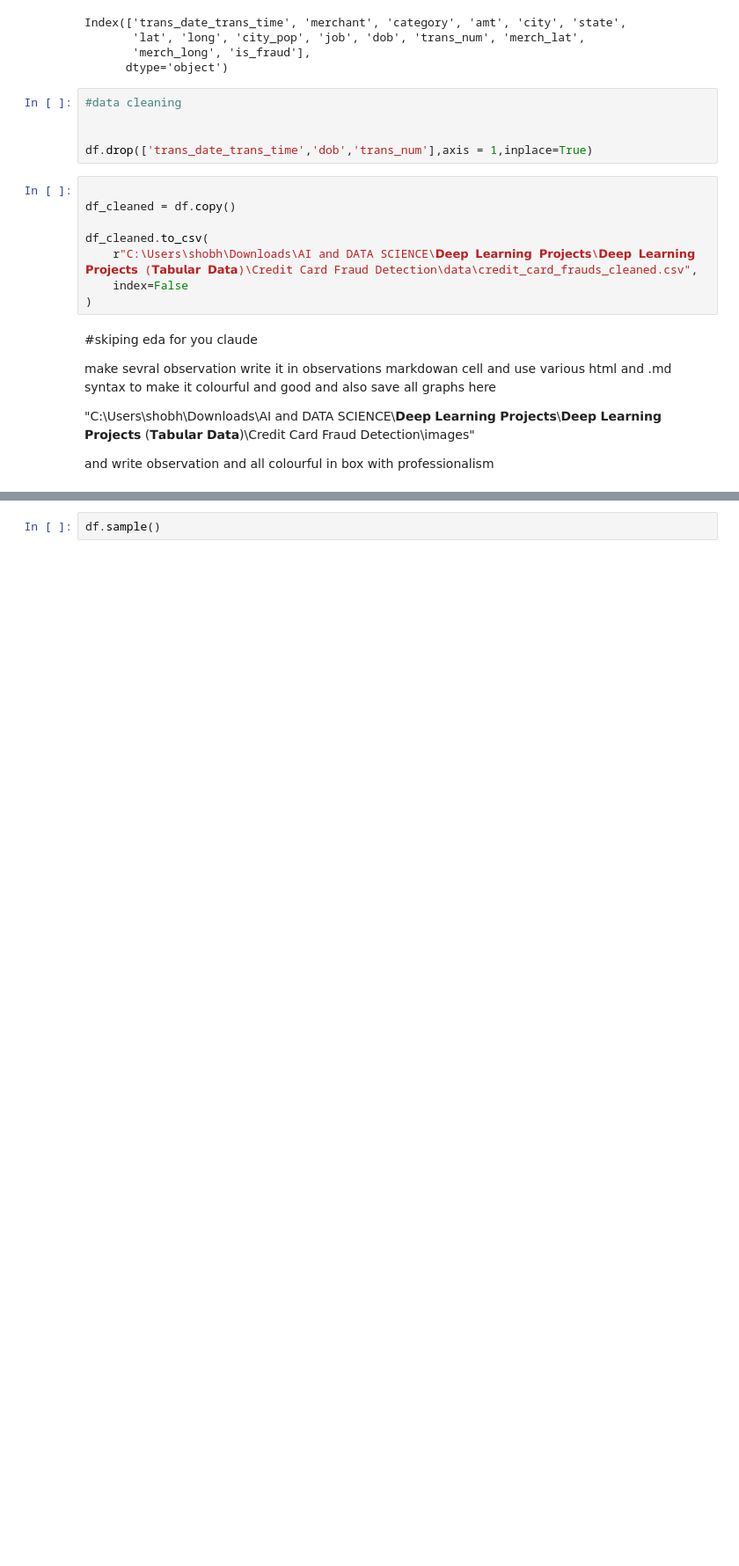
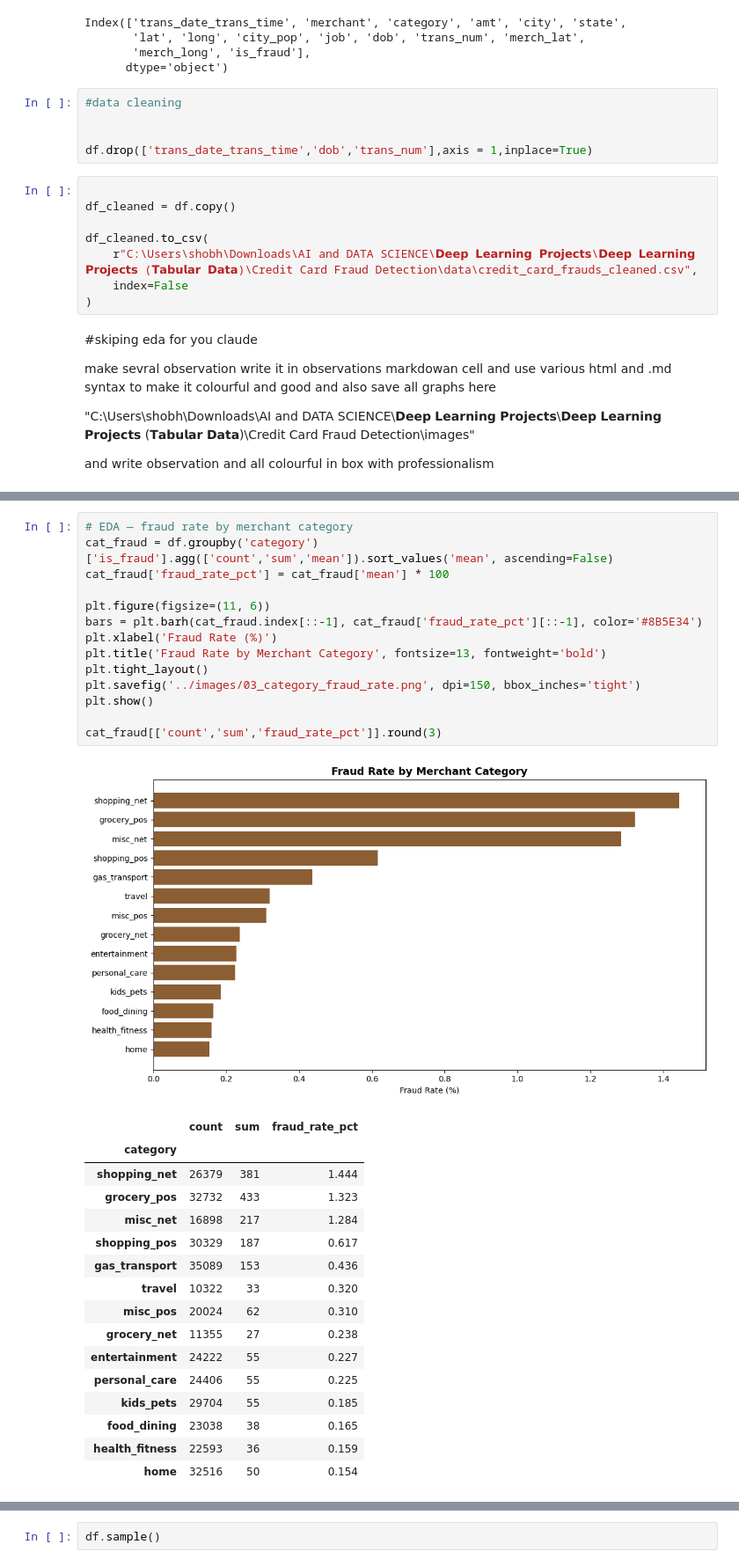
Before and after one commit to Rohit-coder-py/AI-Engineering-Notebooks, a Jupyter notebook: 𝗗𝗲𝗲𝗽 𝗟𝗲𝗮𝗿𝗻𝗶𝗻𝗴 𝗣𝗿𝗼𝗷𝗲𝗰𝘁𝘀/𝗗𝗲𝗲𝗽 𝗟𝗲𝗮𝗿𝗻𝗶𝗻𝗴 𝗣𝗿𝗼𝗷𝗲𝗰𝘁𝘀 (𝗧𝗮𝗯𝘂𝗹𝗮𝗿 𝗗𝗮𝘁𝗮)/Credit Card Fraud Detection/notebooks/Credit Card Fraud Detection.ipynb, the cells around one changed output, grey strips where cells are left out. Shown at 88% size. Cells and saved outputs as stored; diff of their text form; blank space fills up the shorter version.

```diff
--- a/𝗗𝗲𝗲𝗽 𝗟𝗲𝗮𝗿𝗻𝗶𝗻𝗴 𝗣𝗿𝗼𝗷𝗲𝗰𝘁𝘀/𝗗𝗲𝗲𝗽 𝗟𝗲𝗮𝗿𝗻𝗶𝗻𝗴 𝗣𝗿𝗼𝗷𝗲𝗰𝘁𝘀 (𝗧𝗮𝗯𝘂𝗹𝗮𝗿 𝗗𝗮𝘁𝗮)/Credit Card Fraud Detection/notebooks/Credit Card Fraud Detection.ipynb
+++ b/𝗗𝗲𝗲𝗽 𝗟𝗲𝗮𝗿𝗻𝗶𝗻𝗴 𝗣𝗿𝗼𝗷𝗲𝗰𝘁𝘀/𝗗𝗲𝗲𝗽 𝗟𝗲𝗮𝗿𝗻𝗶𝗻𝗴 𝗣𝗿𝗼𝗷𝗲𝗰𝘁𝘀 (𝗧𝗮𝗯𝘂𝗹𝗮𝗿 𝗗𝗮𝘁𝗮)/Credit Card Fraud Detection/notebooks/Credit Card Fraud Detection.ipynb
@@ -185,0 +263,32 @@ and write observation and all colourful in box with professionalism
+# %%
+# EDA — fraud rate by merchant category
+cat_fraud = df.groupby('category')['is_fraud'].agg(['count','sum','mean']).sort_values('mean', ascending=False)
+cat_fraud['fraud_rate_pct'] = cat_fraud['mean'] * 100
+
+plt.figure(figsize=(11, 6))
+bars = plt.barh(cat_fraud.index[::-1], cat_fraud['fraud_rate_pct'][::-1], color='#8B5E34')
+plt.xlabel('Fraud Rate (%)')
+plt.title('Fraud Rate by Merchant Category', fontsize=13, fontweight='bold')
+plt.tight_layout()
+plt.savefig('../images/03_category_fraud_rate.png', dpi=150, bbox_inches='tight')
+plt.show()
+
+cat_fraud[['count','sum','fraud_rate_pct']].round(3)
+# %% [output]
+[figure, added]
+|  | count | sum | fraud_rate_pct |
+| category |  |  |  |
+| shopping_net | 26379 | 381 | 1.444 |
+| grocery_pos | 32732 | 433 | 1.323 |
+| misc_net | 16898 | 217 | 1.284 |
+| shopping_pos | 30329 | 187 | 0.617 |
+| gas_transport | 35089 | 153 | 0.436 |
+| travel | 10322 | 33 | 0.320 |
+| misc_pos | 20024 | 62 | 0.310 |
+| grocery_net | 11355 | 27 | 0.238 |
+| entertainment | 24222 | 55 | 0.227 |
+| personal_care | 24406 | 55 | 0.225 |
+| kids_pets | 29704 | 55 | 0.185 |
+| food_dining | 23038 | 38 | 0.165 |
+| health_fitness | 22593 | 36 | 0.159 |
+| home | 32516 | 50 | 0.154 |
```
Also changed, not shown: parts of 16 cells of this notebook, 32 other files.
